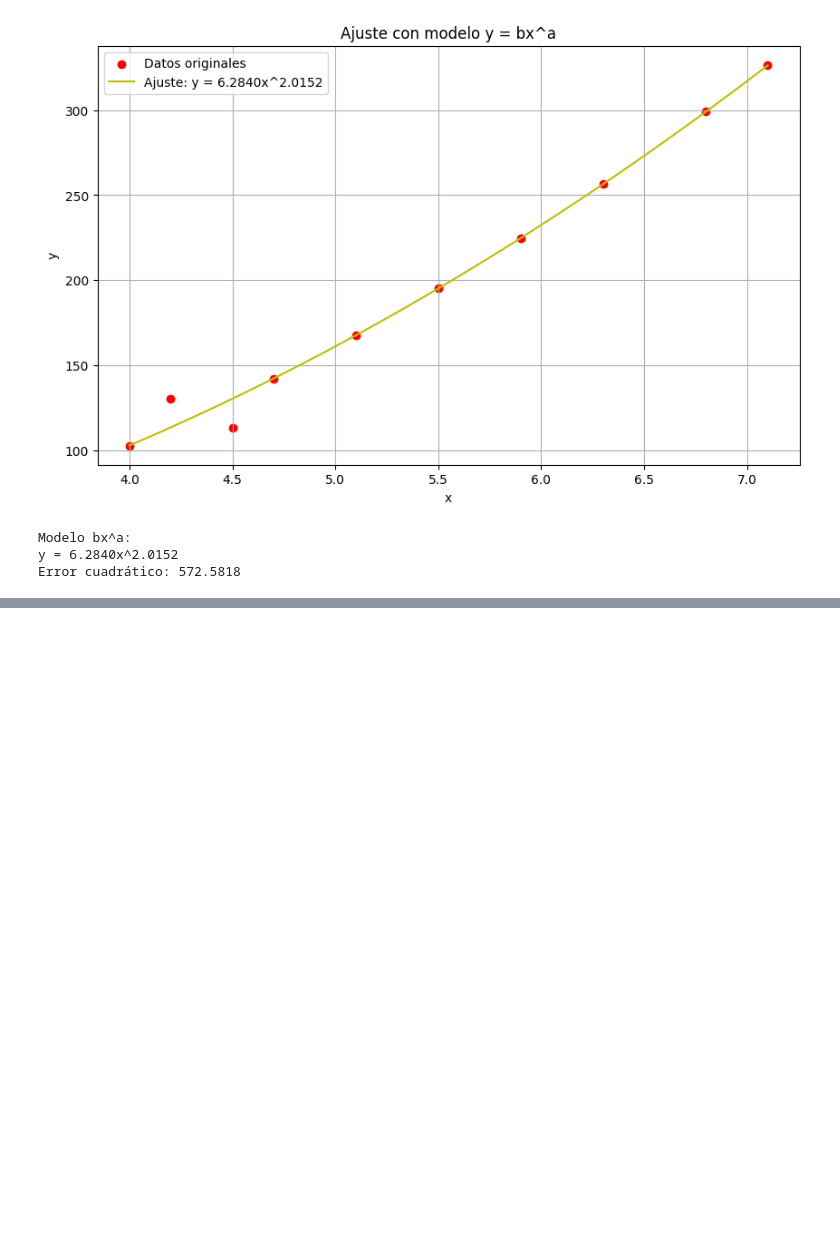
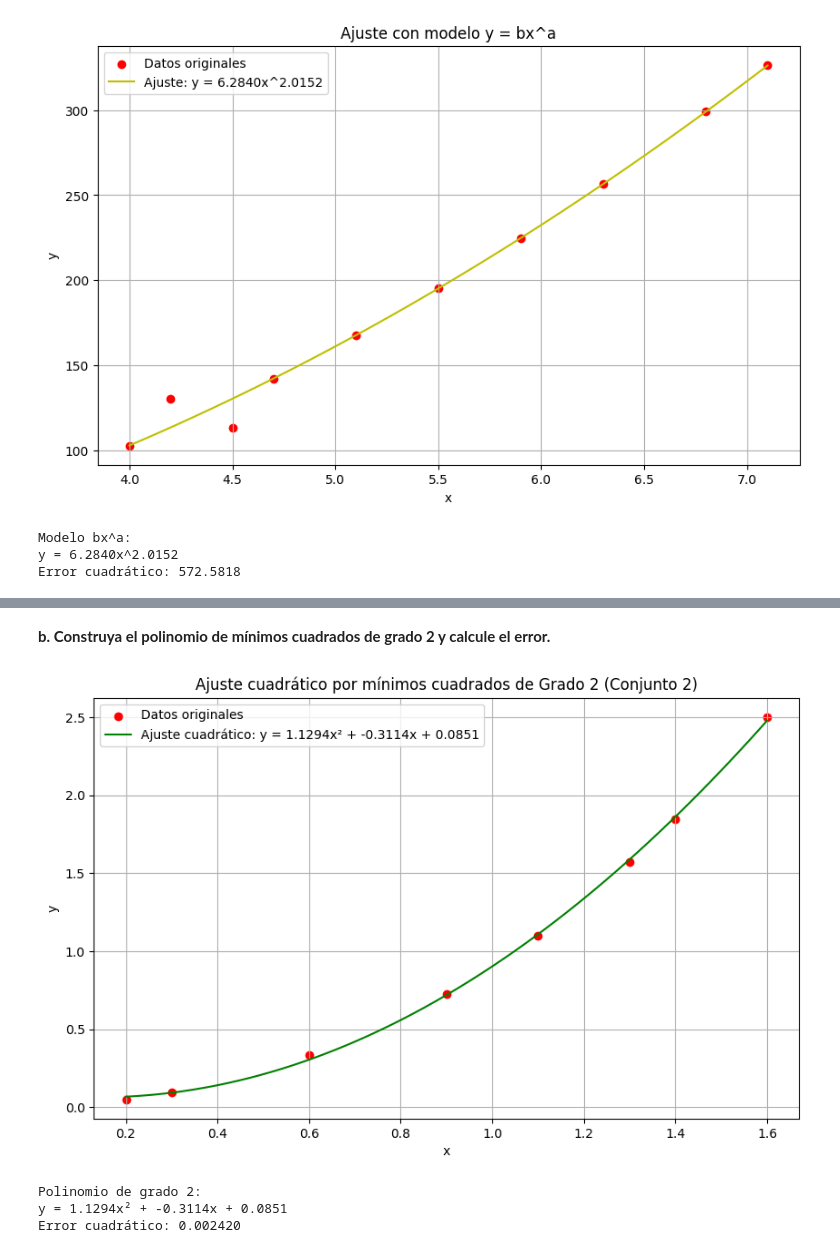
Before and after one commit to SebastianMoralesEpn/Github1.0, a Jupyter notebook: Tareas/[Tarea 08] Ejercicios Unidad 03-C mínimos cuadrados/[Tarea 08] Ejercicios Unidad 03-C mínimos cuadrados - Morales Sebastian.ipynb, the cells around one changed output, grey strips where cells are left out. Saved outputs shown, nothing was run; the diff lists cells and outputs as text; code cells hidden in the pictures; blank space fills up the shorter version.

```diff
--- a/Tareas/[Tarea 08] Ejercicios Unidad 03-C mínimos cuadrados/[Tarea 08] Ejercicios Unidad 03-C mínimos cuadrados - Morales Sebastian.ipynb
+++ b/Tareas/[Tarea 08] Ejercicios Unidad 03-C mínimos cuadrados/[Tarea 08] Ejercicios Unidad 03-C mínimos cuadrados - Morales Sebastian.ipynb
@@ -190,0 +232,33 @@ Error cuadrático: 572.5818
+# %% [markdown]
+**b. Construya el polinomio de mínimos cuadrados de grado 2 y calcule el error.**
+# %%
+# Modelo cuadrático
+def quadratic_model_2(x, a, b, c):
+    return a * x**2 + b * x + c
+
+# Ajuste
+params_quad_2, _ = curve_fit(quadratic_model_2, xi_2, yi_2)
+a2_2, b2_2, c2_2 = params_quad_2
+error_2 = np.sum((yi_2 - quadratic_model_2(xi_2, a2_2, b2_2, c2_2))**2)
+
+# Gráfico
+plt.figure(figsize=(10, 6))
+plt.scatter(xi_2, yi_2, color='red', label='Datos originales')
+x_vals_2 = np.linspace(min(xi_2), max(xi_2), 100)
+plt.plot(x_vals_2, quadratic_model_2(x_vals_2, a2_2, b2_2, c2_2), 'g-',
+         label=f'Ajuste cuadrático: y = {a2_2:.4f}x² + {b2_2:.4f}x + {c2_2:.4f}')
+plt.title('Ajuste cuadrático por mínimos cuadrados de Grado 2 (Conjunto 2)')
+plt.xlabel('x')
+plt.ylabel('y')
+plt.legend()
+plt.grid(True)
+plt.show()
+
+print("Polinomio de grado 2:")
+print(f"y = {a2_2:.4f}x² + {b2_2:.4f}x + {c2_2:.4f}")
+print(f"Error cuadrático: {error_2:.6f}")
+# %% [output]
+[figure, added]
+Polinomio de grado 2:
+y = 1.1294x² + -0.3114x + 0.0851
+Error cuadrático: 0.002420
```
Also changed, not shown: parts of 10 cells of this notebook.
